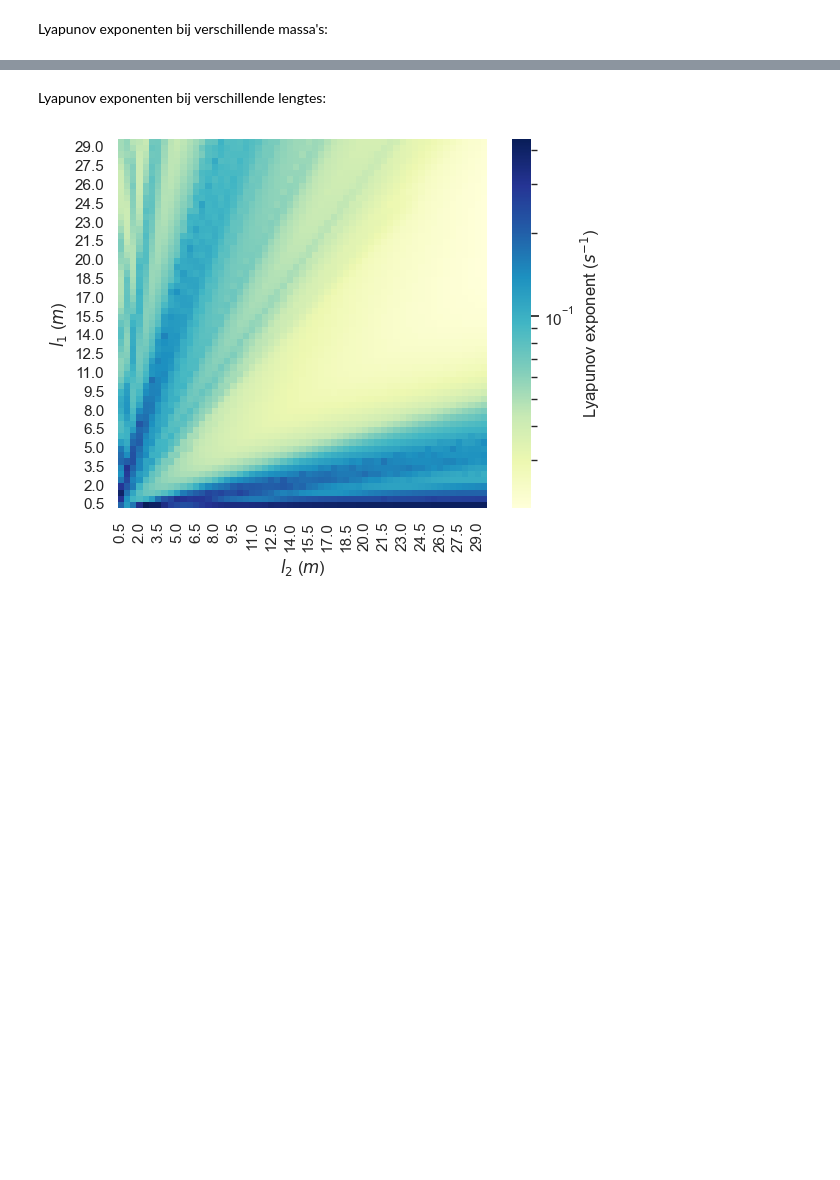
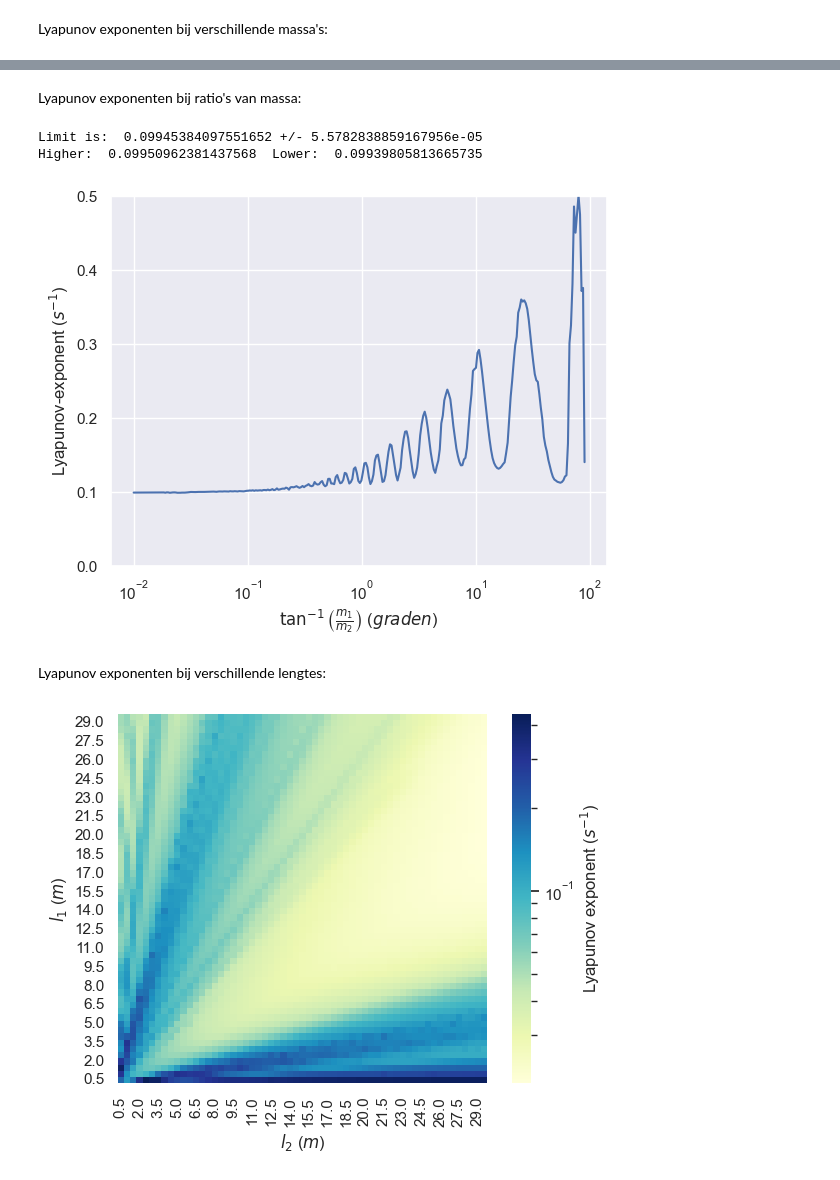
Before and after one commit to KevinLeenaerts/PWS-Programs, a Jupyter notebook: DoublePendulum.ipynb, the cells around one changed output, grey strips where cells are left out. Saved outputs shown, nothing was run; the diff lists cells and outputs as text; code cells hidden in the pictures; blank space fills up the shorter version.

```diff
--- a/DoublePendulum.ipynb
+++ b/DoublePendulum.ipynb
@@ -416,3 +511,28 @@ plt.savefig(save_name)
+# %% [markdown]
+Lyapunov exponenten bij ratio's van massa:
+# %%
+import matplotlib.ticker as ticker
+save_name = "output/regression_masses_ratios.png"
+
+result_dataframe = pd.read_pickle("data/lyapunov_masses_ratios.pkl")
+
+# Maak lijnen voor grafiek aan
+fig, ax = plt.subplots(1)
+
+plot = sns.lineplot(x=result_dataframe["ratios"], y=result_dataframe["exponents"], legend=False)
+plot.set(xlabel=r"$\tan^{-1}\left(\frac{m_1}{m_2}\right)$ ($graden$)", ylabel=r"Lyapunov-exponent ($s^{-1}$)")
+ax.set_xscale('log')
+ax.set_ylim([0, 0.5])
+
+constantSubset = result_dataframe["exponents"][result_dataframe.index[:50]]
+print("Limit is: ", constantSubset.mean(),"+/-", constantSubset.sem())
+print("Higher: ", constantSubset.mean() + constantSubset.sem(), " Lower: ", constantSubset.mean() - constantSubset.sem())
+
+plt.savefig(save_name, bbox_inches='tight')
+# %% [output]
+Limit is:  0.09945384097551652 +/- 5.5782838859167956e-05
+Higher:  0.09950962381437568  Lower:  0.09939805813665735
+[figure, added]
 # %% [markdown]
 Lyapunov exponenten bij verschillende lengtes:
 # %%
```
Also changed, not shown: parts of 15 cells of this notebook, 25 other files.
